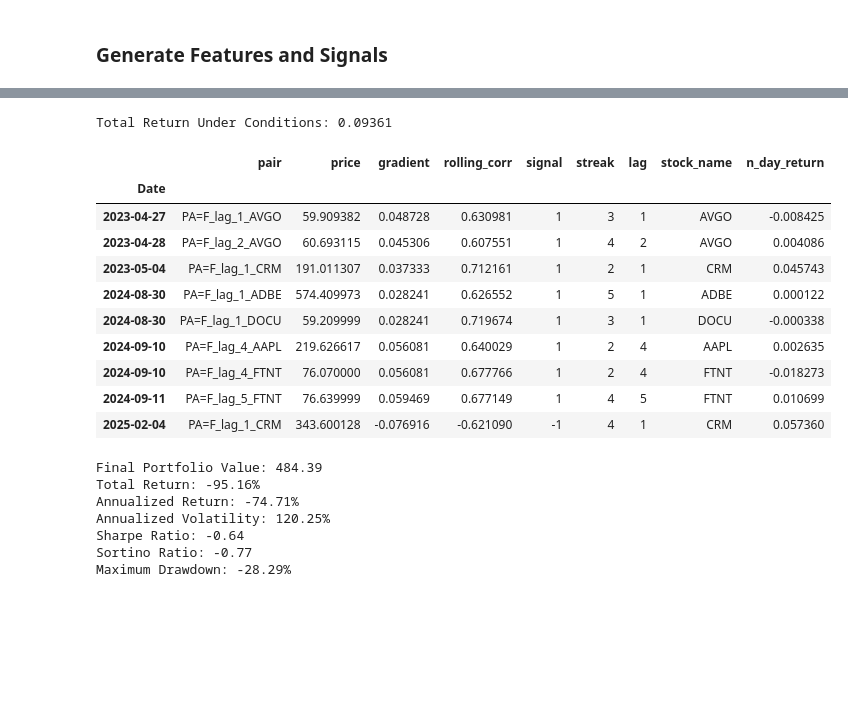
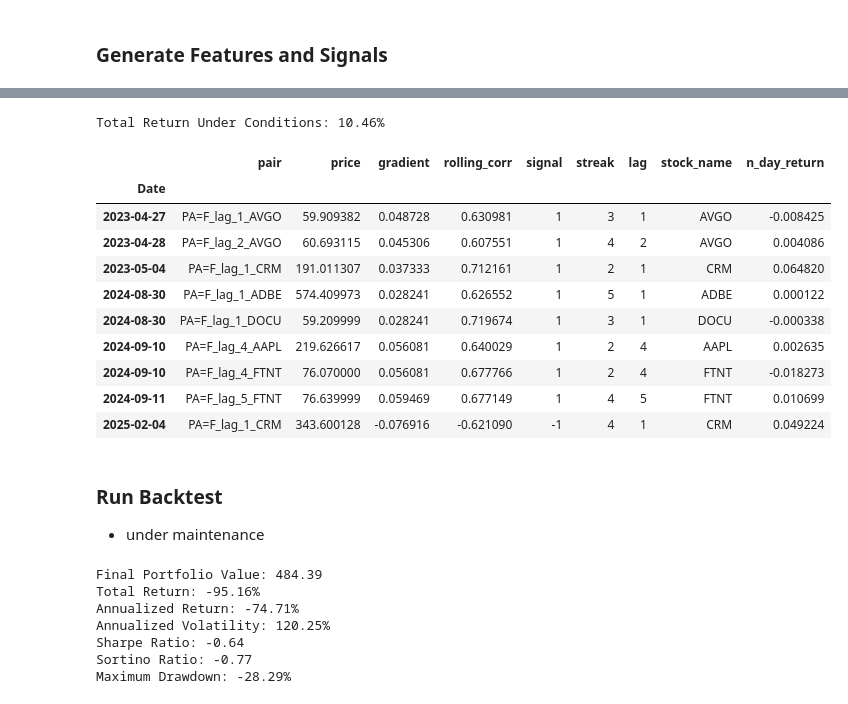
Before and after one commit to GeronimoBWalker/commodity, a Jupyter notebook: Backtest/signals.ipynb, the cells around one changed output, grey strips where cells are left out. Saved outputs shown, nothing was run; the diff lists cells and outputs as text; code cells hidden in the pictures; blank space fills up the shorter version.

```diff
--- a/Backtest/signals.ipynb
+++ b/Backtest/signals.ipynb
@@ -312,22 +323,24 @@ def n_day_return(signals, stocks):
 # %%
-signals['n_day_return'] = n_day_return(signals,stock_data)
-
-print(f"Total Return Under Conditions: {signals[signals.signal!=0].n_day_return.sum():.4g}")
+print(f"Total Return Under Conditions: {signals[signals.signal!=0].n_day_return.sum()*100:.4g}%")
 
 signals[signals.signal!=0]
 # %% [output]
-Total Return Under Conditions: 0.09361
+Total Return Under Conditions: 10.46%
 |  | pair | price | gradient | rolling_corr | signal | streak | lag | stock_name | n_day_return |
 | Date |  |  |  |  |  |  |  |  |  |
 | 2023-04-27 | PA=F_lag_1_AVGO | 59.909382 | 0.048728 | 0.630981 | 1 | 3 | 1 | AVGO | -0.008425 |
 | 2023-04-28 | PA=F_lag_2_AVGO | 60.693115 | 0.045306 | 0.607551 | 1 | 4 | 2 | AVGO | 0.004086 |
-| 2023-05-04 | PA=F_lag_1_CRM | 191.011307 | 0.037333 | 0.712161 | 1 | 2 | 1 | CRM | 0.045743 |
+| 2023-05-04 | PA=F_lag_1_CRM | 191.011307 | 0.037333 | 0.712161 | 1 | 2 | 1 | CRM | 0.064820 |
 | 2024-08-30 | PA=F_lag_1_ADBE | 574.409973 | 0.028241 | 0.626552 | 1 | 5 | 1 | ADBE | 0.000122 |
 | 2024-08-30 | PA=F_lag_1_DOCU | 59.209999 | 0.028241 | 0.719674 | 1 | 3 | 1 | DOCU | -0.000338 |
 | 2024-09-10 | PA=F_lag_4_AAPL | 219.626617 | 0.056081 | 0.640029 | 1 | 2 | 4 | AAPL | 0.002635 |
 | 2024-09-10 | PA=F_lag_4_FTNT | 76.070000 | 0.056081 | 0.677766 | 1 | 2 | 4 | FTNT | -0.018273 |
 | 2024-09-11 | PA=F_lag_5_FTNT | 76.639999 | 0.059469 | 0.677149 | 1 | 4 | 5 | FTNT | 0.010699 |
-| 2025-02-04 | PA=F_lag_1_CRM | 343.600128 | -0.076916 | -0.621090 | -1 | 4 | 1 | CRM | 0.057360 |
+| 2025-02-04 | PA=F_lag_1_CRM | 343.600128 | -0.076916 | -0.621090 | -1 | 4 | 1 | CRM | 0.049224 |
+# %% [markdown]
+### Run Backtest
+
+* under maintenance
 # %%
 import backtester
 import importlib
```
Also changed, not shown: parts of 4 cells of this notebook.
